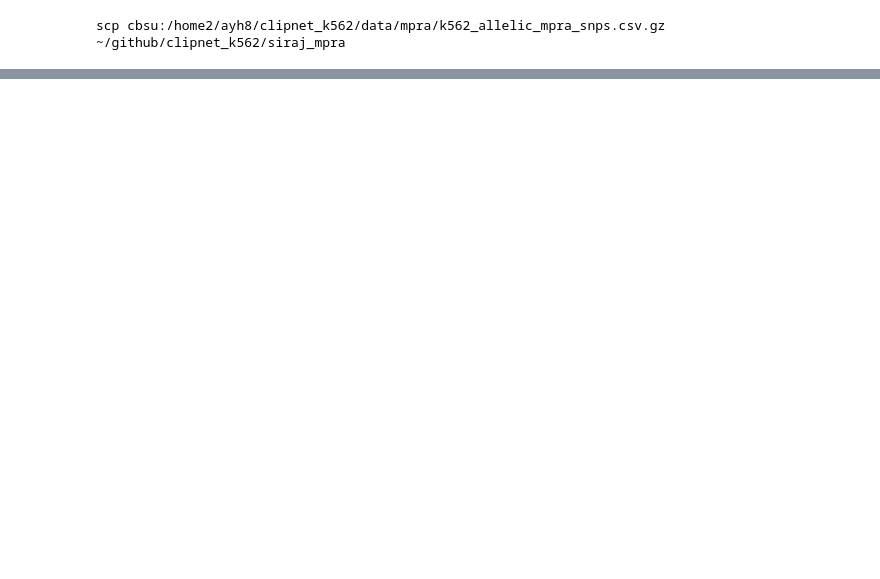
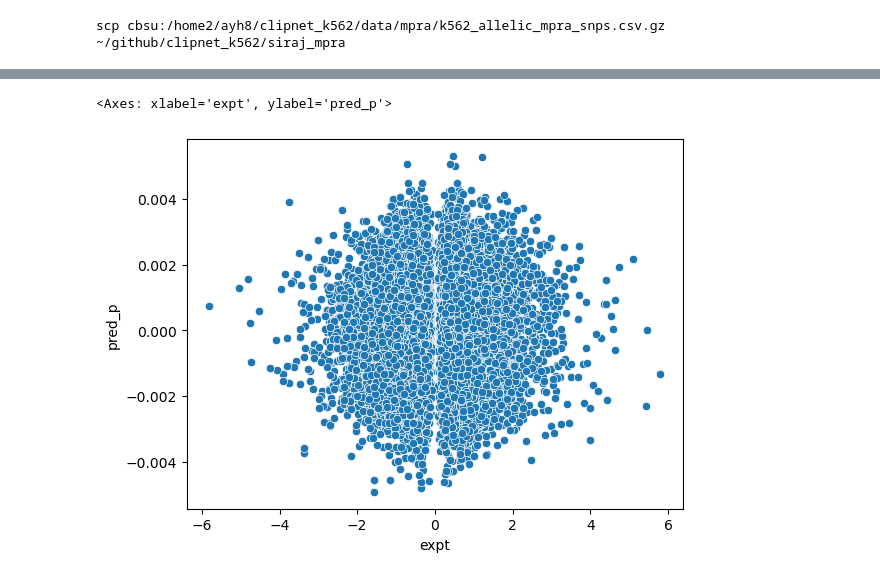
Before and after one commit to Danko-Lab/clipnet_k562, a Jupyter notebook: siraj_mpra/visualize_predictions.ipynb, the cells around one changed output, grey strips where cells are left out. Drawn from its saved outputs; the diff is of its cells as text; code cells hidden in the pictures; blank space fills up the shorter version.

```diff
--- a/siraj_mpra/visualize_predictions.ipynb
+++ b/siraj_mpra/visualize_predictions.ipynb
@@ -28,3 +73,8 @@ spearmans = [
+# %%
+sns.scatterplot(data["expt"], data["pred_p"])
+# %% [output]
+<Axes: xlabel='expt', ylabel='pred_p'>
+[figure, added]
 # %%
 sns.scatterplot(data["expt"], data["pred"])
 # %% [output]
```
Also changed, not shown: parts of 9 cells of this notebook, 4 other files.
